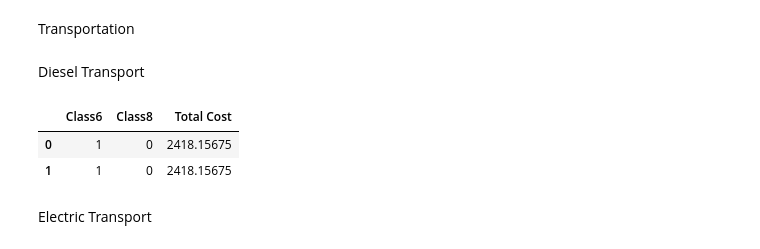
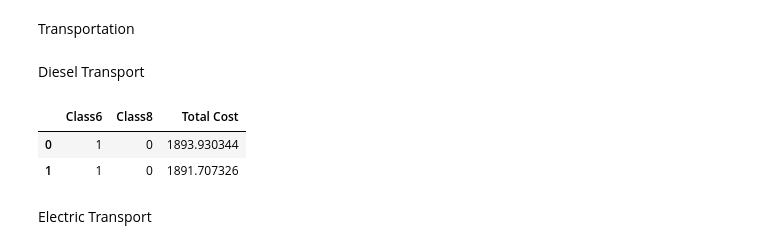
Before and after one commit to biekeleenknegt/SCM_GW, a Jupyter notebook: FULL_CODE.ipynb, the cells around one changed output. Saved outputs shown, nothing was run; the diff lists cells and outputs as text; code cells hidden in the pictures.

```diff
--- a/FULL_CODE.ipynb
+++ b/FULL_CODE.ipynb
@@ -1810,8 +1810,8 @@ import pandas as pd
 #Large truck: Class 8
 
 #Cost per km
-cost_per_km_Class6 = 0.16 + 0.18 + 0.125 + 0.24375
-cost_per_km_Class8 = 0.20 + 0.22 + 0.20 + 0.4375
+cost_per_km_Class6 = 0.15 + 0.09+ 0.028 + 0.24375
+cost_per_km_Class8 = 0.18 + 0.1625 + 0.052 + 0.4375
 distance_km = 2369
 
 #Truck capacities
@@ -1820,45 +1820,53 @@ capacity_Class8 = 100
 
 #Volumes to shipped based on the volumes of prepacks (this is from other group)
 volumes = [36.350505, 38.20302]
 
 #Fuel prices and efficiencies
 fuel_price = 1.56  # per liter based on the average of our locations
-efficiency_Class6 = 5 # km per liter
-efficiency_Class8 = 3
+fuel_consumption_Class6 = 0.18# liter per km
+fuel_consumption_Class8 = 0.3
 
 def calculate_combination_costs(volume):
     best_cost = float('inf')
     best_combination = None
 
-    # Try all combinations
     for num_Class8 in range(int(volume // capacity_Class8) + 2):
         for num_Class6 in range(int(volume // capacity_Class6) + 2):
             total_capacity = num_Class8 * capacity_Class8 + num_Class6 * capacity_Class6
             if total_capacity >= volume:
-                # Base costs
+
+                # Base cost
                 base_cost_Class6 = num_Class6 * cost_per_km_Class6 * distance_km
                 base_cost_Class8 = num_Class8 * cost_per_km_Class8 * distance_km
 
-                # Fuel costs
-                fuel_cost_class6 = distance_km * (1 / efficiency_Class6) * fuel_price * num_Class6
-                fuel_cost_class8 = distance_km * (1 / efficiency_Class8) * fuel_price * num_Class8
-                # Total costs
-                total_cost =  base_cost_Class6 + base_cost_Class8  + fuel_cost_class6 + fuel_cost_class8
+                # Fuel cost
+                fuel_cost_class6 = distance_km * fuel_price * fuel_consumption_Class6* num_Class6
+                fuel_cost_class8 = distance_km * fuel_price * fuel_consumption_Class8 * num_Class8
+
+                # Interim cost
+                interim_cost =  base_cost_Class6 + base_cost_Class8  + fuel_cost_class6 + fuel_cost_class8
+
+                # Penalty cost
+                penalty_rate = 0.2 * (interim_cost / total_capacity)
+                overcapacity_penalty = (total_capacity - volume) * penalty_rate
+
+                # Total cost
+                total_cost = interim_cost + overcapacity_penalty
+
                 if total_cost < best_cost:
                     best_cost = total_cost
                     best_combination = ( num_Class6, num_Class8, total_cost)
 
     return best_combination
 
-
 #Applies the function to each shipment volume in the list
 combination_costs = [calculate_combination_costs(volume) for volume in volumes]
 combination_costs = pd.DataFrame(combination_costs, columns=[ 'Class6', 'Class8', 'Total Cost'])
 combination_costs
 # %% [output]
 |  | Class6 | Class8 | Total Cost |
-| 0 | 1 | 0 | 2418.15675 |
-| 1 | 1 | 0 | 2418.15675 |
+| 0 | 1 | 0 | 1893.930344 |
+| 1 | 1 | 0 | 1891.707326 |
 # %% [markdown]
 Electric Transport
 # %%
```
Also changed, not shown: parts of 1 cell of this notebook.
